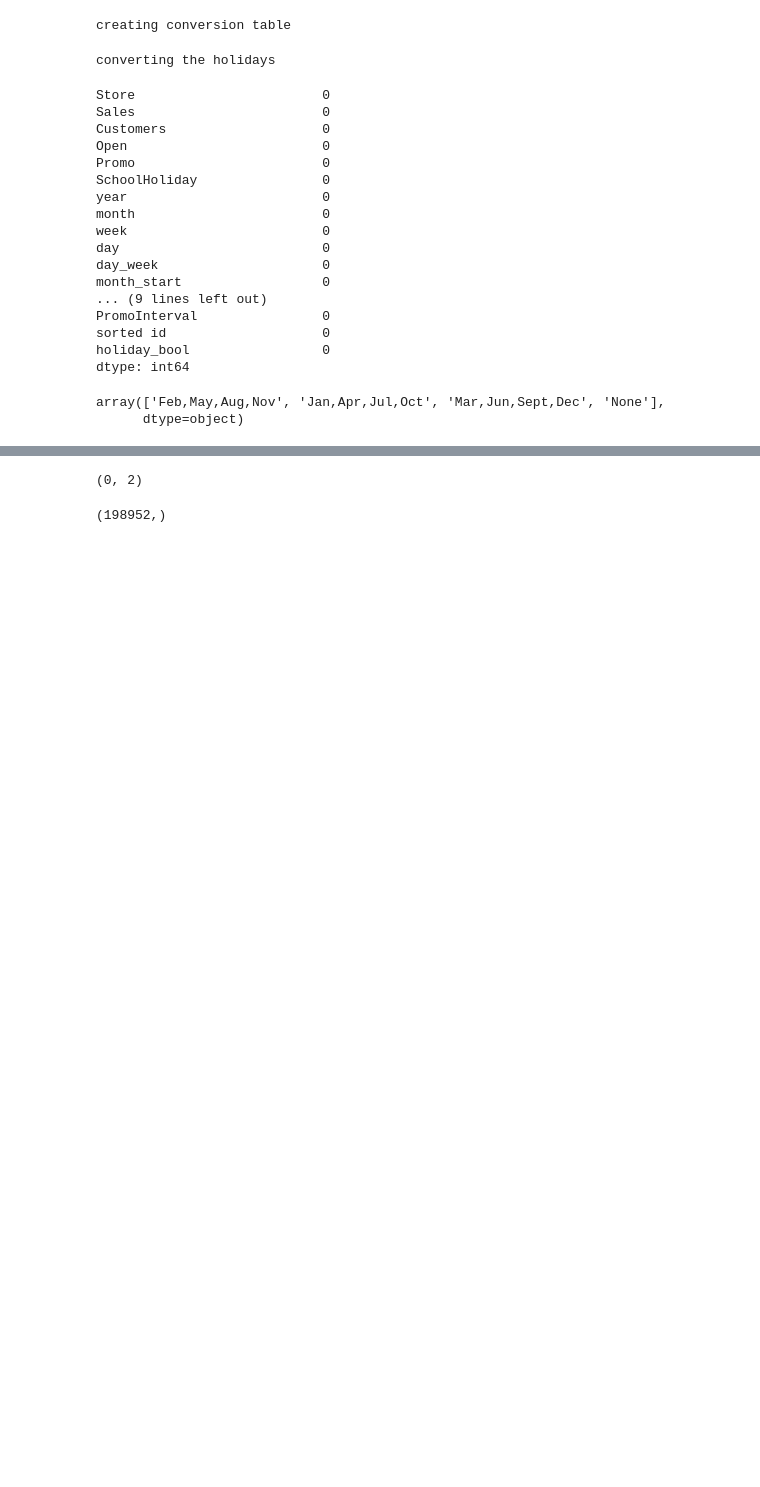
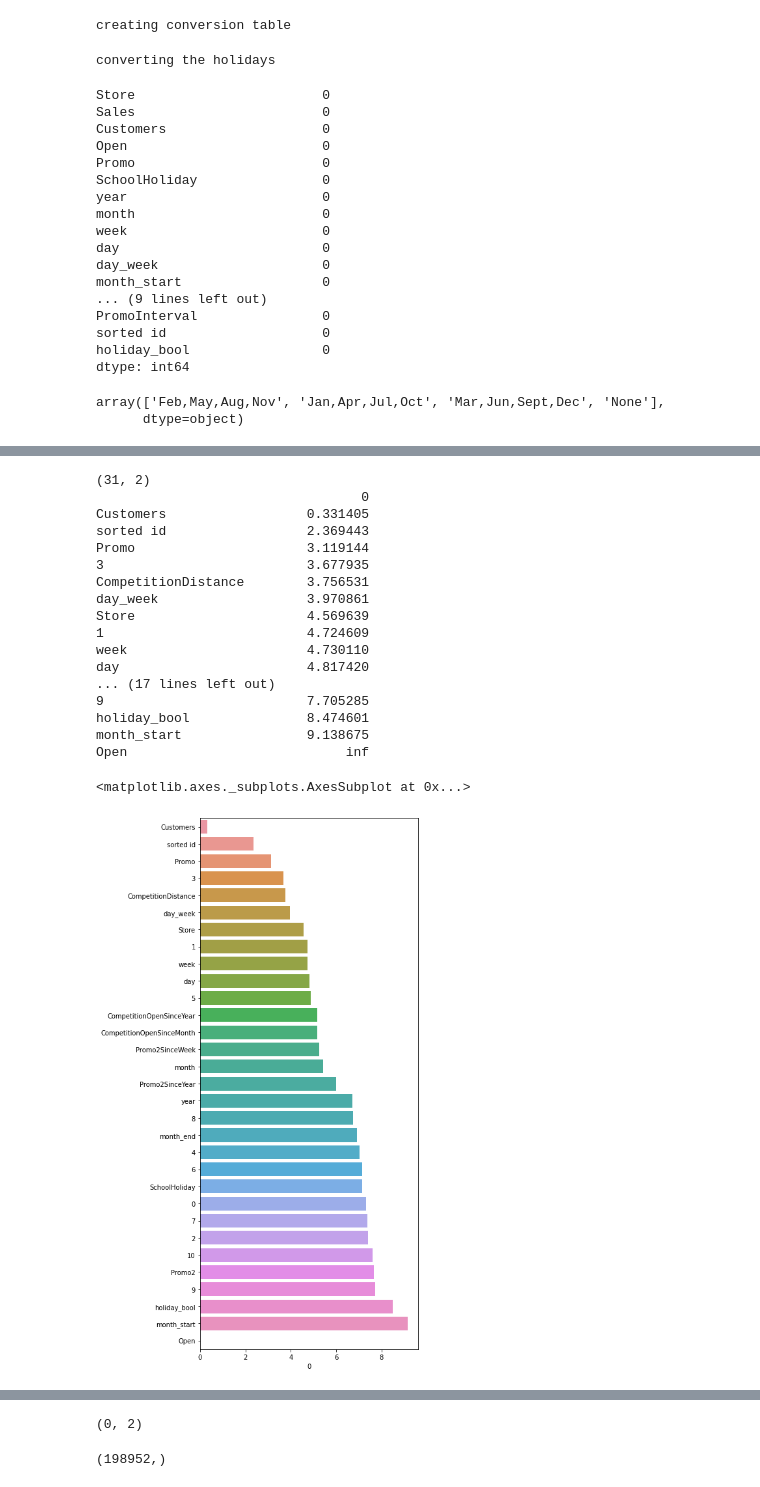
Before and after one commit to elenche95/stores, a Jupyter notebook: testing_models.ipynb, the cells around one changed output, grey strips where cells are left out. Cells and saved outputs as stored; diff of their text form; code cells hidden in the pictures; blank space fills up the shorter version.

```diff
--- a/testing_models.ipynb
+++ b/testing_models.ipynb
@@ -71,7 +71,7 @@ final_X_valid = pd.DataFrame(my_imputer.transform(X_valid))
 final_X_train.columns = X_train.columns
 final_X_valid.columns = X_valid.columns
 # %%
-X_train = pd.read_csv('./X_train.csv', index_col=True)
-X_valid = pd.read_csv('./X_valid.csv')
-y_train = pd.read_csv('./y_train.csv')
-y_valid = pd.read_csv('./y_valid.csv')
+X_train = pd.read_csv('./X_train.csv', index_col=0)
+X_valid = pd.read_csv('./X_valid.csv', index_col=0)
+y_train = pd.read_csv('./y_train.csv', index_col=0)
+y_valid = pd.read_csv('./y_valid.csv', index_col=0)
@@ -78,11 +103,9 @@ y_valid = pd.read_csv('./y_valid.csv')
 # %%
 from sklearn.ensemble import RandomForestRegressor
 #from sklearn.metrics import mean_absolute_error
-
-forest_model = RandomForestRegressor(random_state=1)
-forest_model.fit(X_train, y_train)
-preds = forest_model.predict(X_valid)
-
-
-
-print(metric(preds, y_valid.loc[:,'Sales']))
+m = []
+for i in range(2,10,2):
+    forest_model = RandomForestRegressor(max_depth=i , random_state=1)
+    forest_model.fit(X_train, y_train)
+    preds = forest_model.predict(X_valid)
+    m.append(metric(preds, y_valid.values))
@@ -90,0 +122,4 @@ KeyboardInterrupt:
+# %%
+forest_model = RandomForestRegressor(random_state=1)
+forest_model.fit(X_train, y_train)
+forest_model.feature_importances_
@@ -90,0 +135,39 @@ KeyboardInterrupt:
+# %%
+feat_imp = forest_model.feature_importances_
+import matplotlib.pyplot as plt
+import seaborn as sns
+x = X_train.columns
+y = feat_imp
+temp = np.array([x,y]).T
+temp_df = pd.DataFrame(np.log(1/y), index=x)
+temp_df.sort_values(by=0, inplace=True)
+temp_df.head()
+#temp = np.sort(temp)
+print(np.shape(temp))
+print(temp_df)
+fig, ax = plt.subplots(figsize=(6, 15))
+#ax.barh(x, np.log(1/y))
+
+sns.barplot(y=temp_df.index, x=0, data=temp_df)
+
+            #np.log(1/y), x)
+# %% [output]
+(31, 2)
+                                  0
+Customers                  0.331405
+sorted id                  2.369443
+Promo                      3.119144
+3                          3.677935
+CompetitionDistance        3.756531
+day_week                   3.970861
+Store                      4.569639
+1                          4.724609
+week                       4.730110
+day                        4.817420
+... (17 lines left out)
+9                          7.705285
+holiday_bool               8.474601
+month_start                9.138675
+Open                            inf
+<matplotlib.axes._subplots.AxesSubplot at 0x...>
+[figure, added]
```
Also changed, not shown: parts of 33 cells of this notebook, 6 other files.
